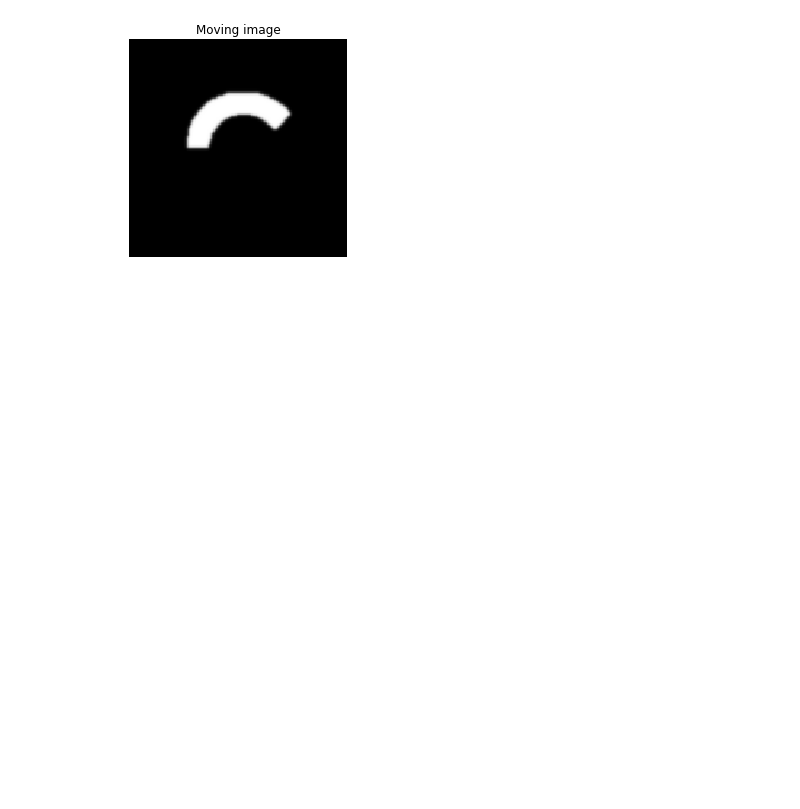
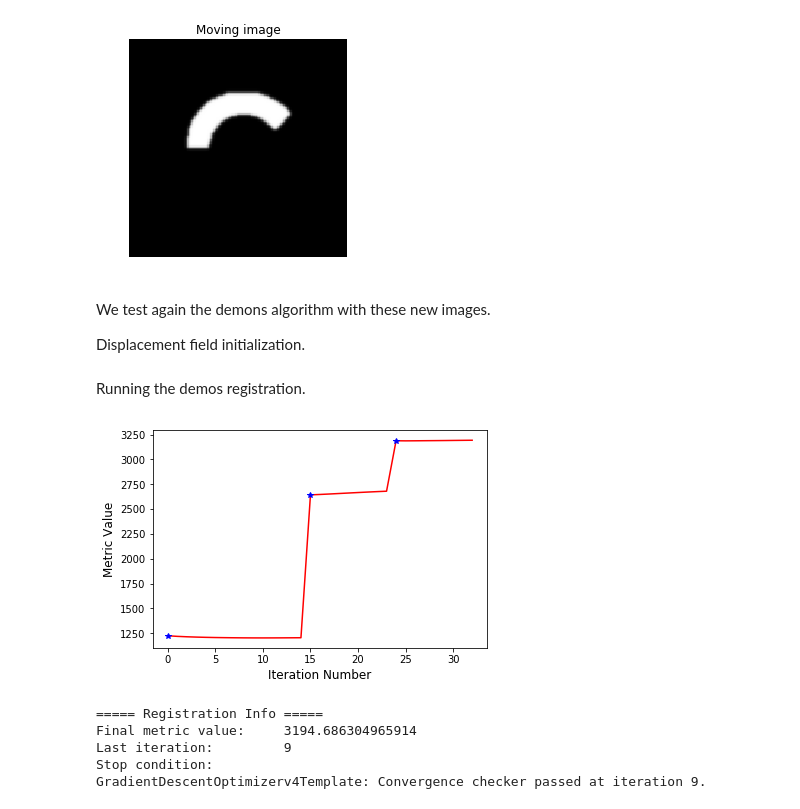
Before and after one commit to josetascon/registration_tutorial, a Jupyter notebook: 33_deformable_registration_2d.ipynb, the cells around one changed output. Drawn from its saved outputs; the diff is of its cells as text; code cells hidden in the pictures; blank space fills up the shorter version.

```diff
--- a/33_deformable_registration_2d.ipynb
+++ b/33_deformable_registration_2d.ipynb
@@ -158,3 +222,30 @@ Size:                   (150, 150)
 Length (mm):            (1.0, 1.0)
 Total Elements:         22500
 [figure]
+# %% [markdown]
+We test again the demons algorithm with these new images.
+
+Displacement field initialization.
+# %%
+# Create initial identity transformation.
+transform_to_displacment_field_filter = sitk.TransformToDisplacementFieldFilter()
+transform_to_displacment_field_filter.SetReferenceImage(fixed_image)
+
+# The image returned from the initial_transform_filter is transferred to the transform and cleared out.
+initial_transform_df2 = sitk.DisplacementFieldTransform(transform_to_displacment_field_filter.Execute(sitk.Transform(dimension, sitk.sitkIdentity)))
+
+# Regularization (update field - viscous, total field - elastic).
+initial_transform_df2.SetSmoothingGaussianOnUpdate(varianceForUpdateField=0.0, varianceForTotalField=0.0)
+# initial_transform_df2.SetSmoothingOff()
+# %% [markdown]
+Running the demos registration.
+# %%
+dfield_transform2 = registration_demons(fixed_image, moving_image, initial_transform_df2,
+                                learning_rate=1.5, num_iterations = 200)
+# %% [output]
+[figure, added]
+===== Registration Info =====
+Final metric value:     3194.686304965914
+Last iteration:         9
+Stop condition:
+GradientDescentOptimizerv4Template: Convergence checker passed at iteration 9.
```
Also changed, not shown: parts of 40 cells of this notebook, 2 other files.
